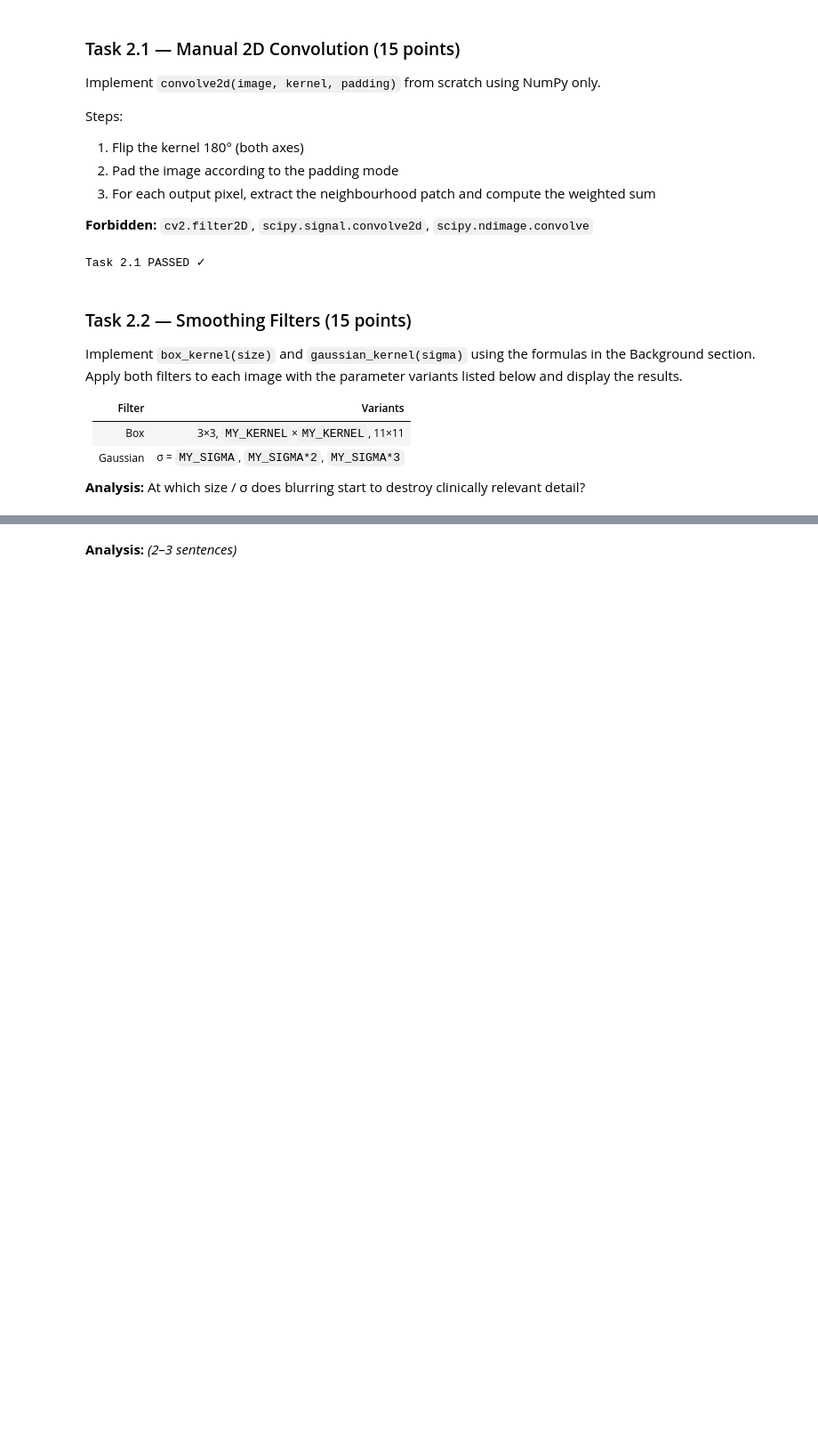
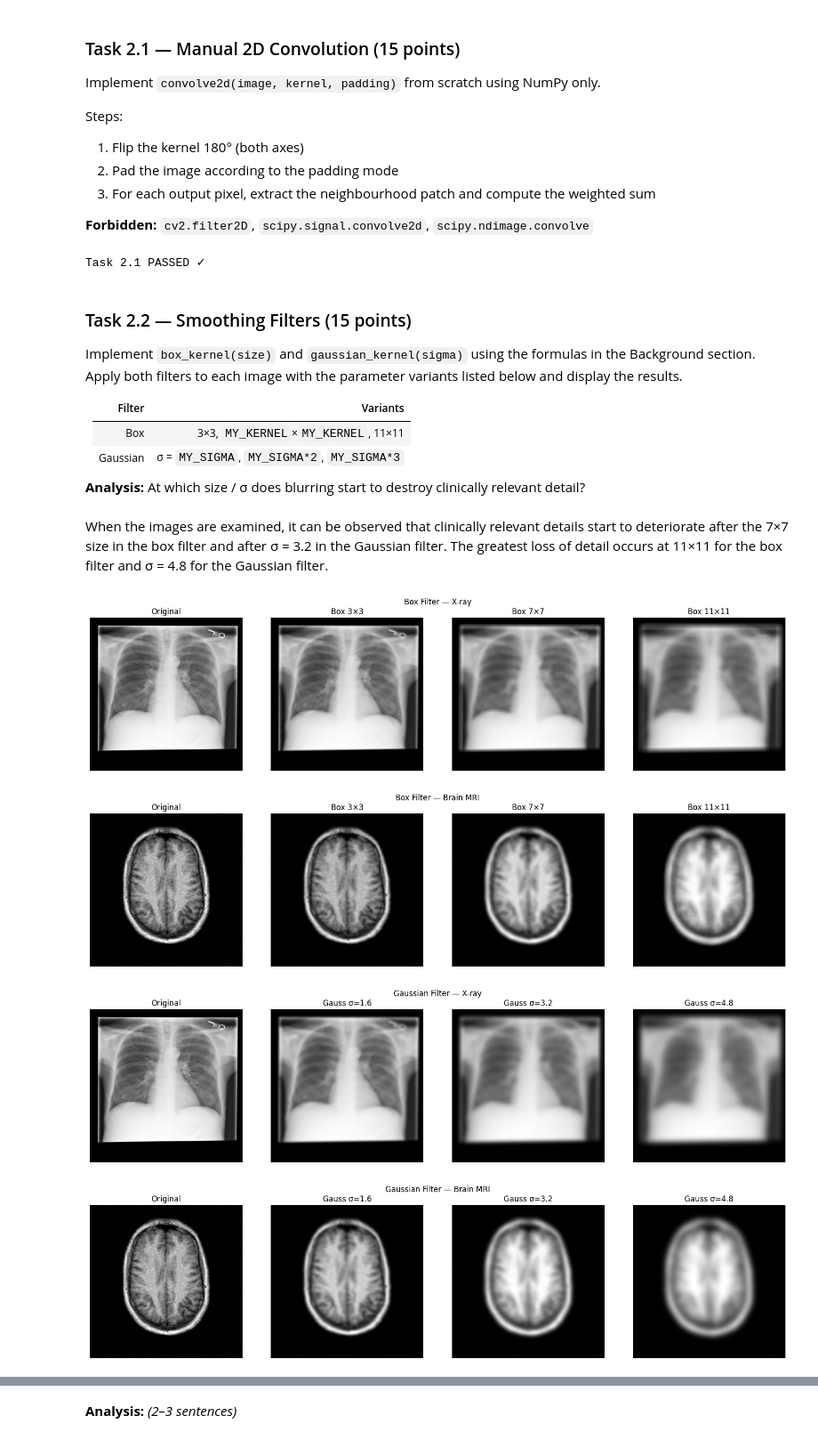
Before and after one commit to silaerdgn/bmm411-hw2, a Jupyter notebook: BMM411_HW2.ipynb, the cells around one changed output, grey strips where cells are left out. Shown at 89% size. Saved outputs shown, nothing was run; the diff lists cells and outputs as text; code cells hidden in the pictures; blank space fills up the shorter version.

Commit message:
Smoothing filter added

```diff
--- a/BMM411_HW2.ipynb
+++ b/BMM411_HW2.ipynb
@@ -215,11 +215,13 @@ Apply both filters to each image with the parameter variants listed below and di
 | Gaussian | σ = `MY_SIGMA`, `MY_SIGMA*2`, `MY_SIGMA*3` |
 
 **Analysis:** At which size / σ does blurring start to destroy clinically relevant detail?
+# %% [markdown]
+When the images are examined, it can be observed that clinically relevant details start to deteriorate after the 7×7 size in the box filter and after σ = 3.2 in the Gaussian filter. The greatest loss of detail occurs at 11×11 for the box filter and σ = 4.8 for the Gaussian filter.
 # %%
 def box_kernel(size):
     """Return a normalised size×size box filter kernel (all values equal, sum = 1)."""
-    # YOUR CODE — hint: np.ones((size, size)) / (size * size)
-    pass
+    return np.ones((size, size), dtype=np.float64) / (size * size) # YOUR CODE — hint: np.ones((size, size)) / (size * size)
+
 
 def gaussian_kernel(sigma):
     """
@@ -229,34 +231,45 @@ def gaussian_kernel(sigma):
       1. half = int(math.ceil(3 * sigma))  →  size = 2*half + 1
       2. coords = np.arange(-half, half+1)  →  build 2D grids with np.meshgrid
       3. Apply: kernel = exp(-(X**2 + Y**2) / (2 * sigma**2))
       4. Normalise: kernel /= kernel.sum()
     """
-    pass
+    half = int(math.ceil(3 * sigma))
+    coords = np.arange(-half, half + 1, dtype=np.float64)
+    X, Y = np.meshgrid(coords, coords)
+    kernel = np.exp(-(X**2 + Y**2) / (2 * sigma**2))
+    kernel /= kernel.sum()
+    return kernel
+
 
 
 # ── Plotting code (provided — do not modify) ─────────────────────────────────
 def _apply(img, kern):
     return np.clip(convolve2d(img, kern), 0, 255).astype(np.uint8)
 
 def _show_row(images, titles, suptitle):
     fig, axes = plt.subplots(1, len(images), figsize=(4 * len(images), 4))
     for ax, img, t in zip(axes, images, titles):
         ax.imshow(img, cmap='gray'); ax.set_title(t); ax.axis('off')
     plt.suptitle(suptitle); plt.tight_layout(); plt.show()
 
 # Box filter — 3 sizes × 2 images
 for img, name in [(xray, 'X-ray'), (brain, 'Brain MRI')]:
     sizes = [3, MY_KERNEL, 11]
     imgs  = [img] + [_apply(img, box_kernel(k)) for k in sizes]
     titles = ['Original'] + [f'Box {k}×{k}' for k in sizes]
     _show_row(imgs, titles, f'Box Filter — {name}')
 
 # Gaussian filter — 3 sigmas × 2 images
 for img, name in [(xray, 'X-ray'), (brain, 'Brain MRI')]:
     sigmas = [MY_SIGMA, round(MY_SIGMA * 2, 1), round(MY_SIGMA * 3, 1)]
     imgs   = [img] + [_apply(img, gaussian_kernel(s)) for s in sigmas]
     titles = ['Original'] + [f'Gauss σ={s}' for s in sigmas]
     _show_row(imgs, titles, f'Gaussian Filter — {name}')
+# %% [output]
+[figure, added]
+[figure, added]
+[figure, added]
+[figure, added]
 # %%
 # ── Tests — DO NOT MODIFY ────────────────────────────────────────────────────
 for sz in [3, 5, 7]:
```
Also changed, not shown: parts of 2 cells of this notebook.
